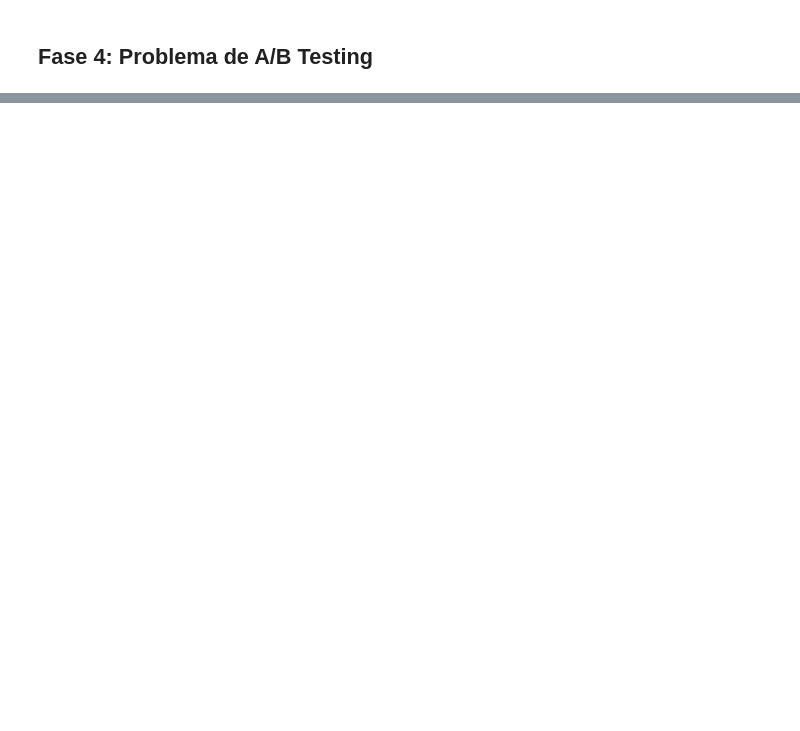
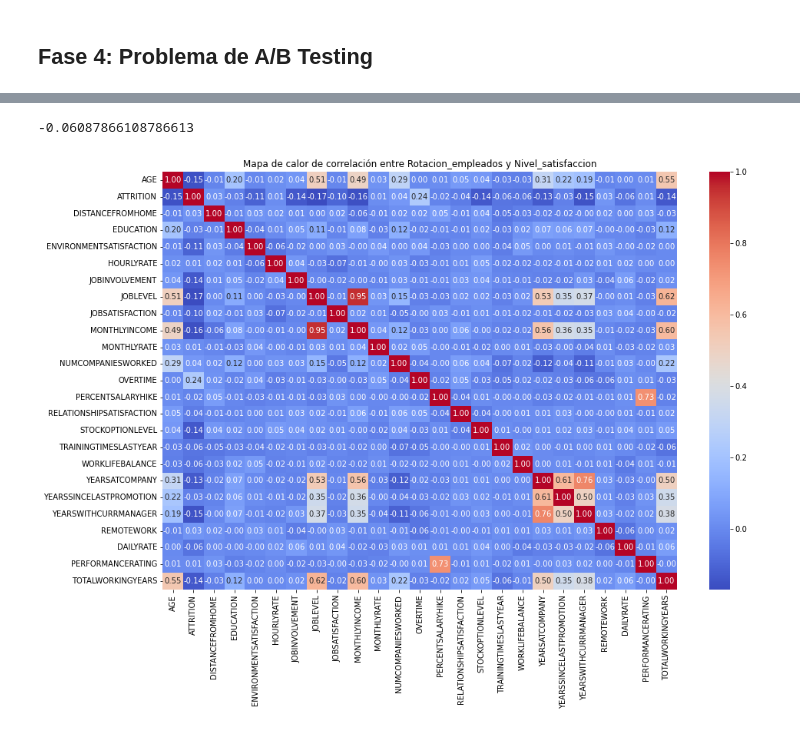
Before and after one commit to rebeca-enma/proyecto-da-promo-G-modulo-3-team-4, a Jupyter notebook: ABTESTING.ipynb, the cells around one changed output, grey strips where cells are left out. Drawn from its saved outputs; the diff is of its cells as text; code cells hidden in the pictures; blank space fills up the shorter version.

```diff
--- a/ABTESTING.ipynb
+++ b/ABTESTING.ipynb
@@ -43,0 +88,19 @@ Valor p de la prueba de chi-cuadrado: 0.0007529570519802747
+# %%
+# Calcular la diferencia de medias entre las dos categorías de satisfacción
+diferencia_de_medias = dfab.groupby('nivel_satisfaccion')['ATTRITION'].mean().diff().iloc[-1]
+diferencia_de_medias
+# %% [output]
+-0.06087866108786613
+# %%
+# Calcular la tabla de correlación
+tabla_correlacion = dfab.corr()
+
+# Ajustar el tamaño de la figura
+plt.figure(figsize=(15, 10))
+
+# Visualizar el mapa de calor (heatmap) de la tabla de correlación
+sns.heatmap(tabla_correlacion, annot=True, cmap='coolwarm', fmt=".2f")
+plt.title('Mapa de calor de correlación entre Rotacion_empleados y Nivel_satisfaccion')
+plt.show()
+# %% [output]
+[figure, added]
```
Also changed, not shown: parts of 15 cells of this notebook.
